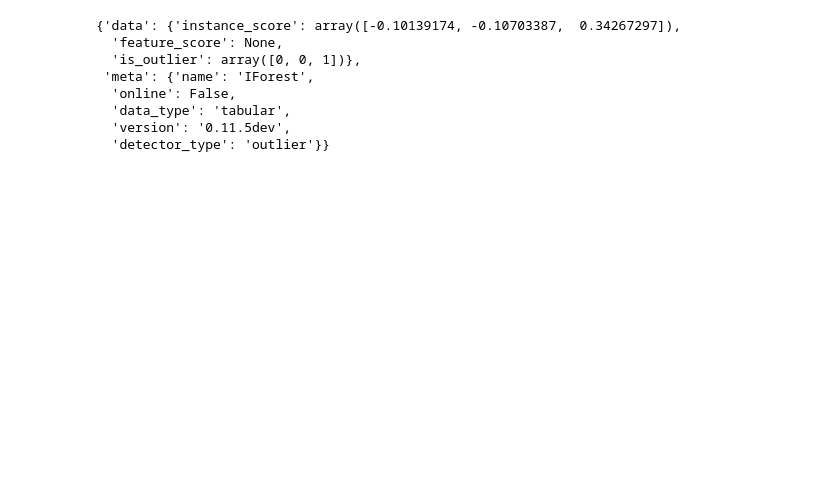
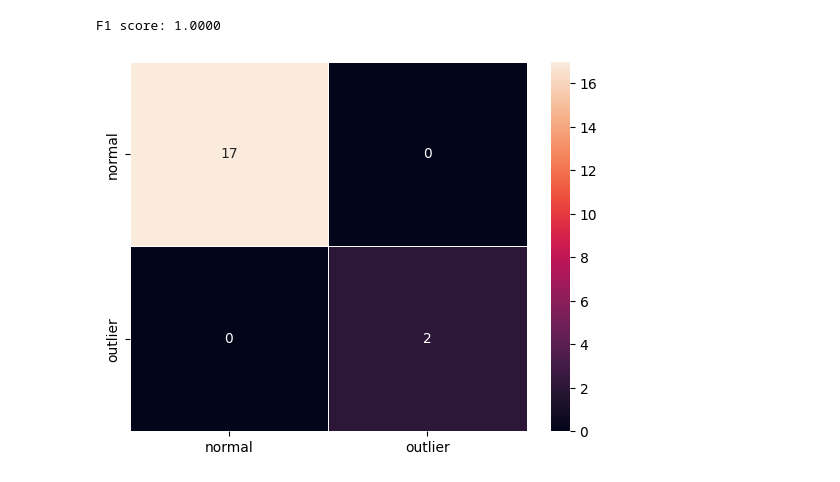
Before and after one commit to se4ai2324-uniba/MalURLs, a Jupyter notebook: performance_monitoring/outliers_detector.ipynb, the cells around one changed output. Cells and saved outputs as stored; diff of their text form; code cells hidden in the pictures; blank space fills up the shorter version.

Commit message:
Added outliers detection notebook

```diff
--- a/performance_monitoring/outliers_detector.ipynb
+++ b/performance_monitoring/outliers_detector.ipynb
@@ -8,9 +22,8 @@ from alibi_detect.saving import save_detector, load_detector
 # %%
-from sklearn.model_selection import train_test_split
 data = pd.read_csv("..\\data\\urls_with_features_selected.csv")
 api_data = pd.read_csv("..\\data\\api_urls.csv")
 X = data.loc[:, data.columns != 'type']
 y = data['type']
-
+X_api_data = api_data.loc[:, data.columns != 'type']
 X_train, X_test, y_train, y_test = train_test_split(X, y, test_size=0.2, random_state=42)
 # %%
@@ -45,20 +44,23 @@ preds = od.predict(
-# %%
-preds
-# %% [output]
-{'data': {'instance_score': array([-0.10139174, -0.10703387,  0.34267297]),
-  'feature_score': None,
-  'is_outlier': array([0, 0, 1])},
- 'meta': {'name': 'IForest',
-  'online': False,
-  'data_type': 'tabular',
-  'version': '0.11.5dev',
-  'detector_type': 'outlier'}}
+# %%
+preds = od.predict(
+   X_api_data,
+    return_instance_score=True
+)
 # %%
-labels = outlier_batch.target_names
-y_pred = od_preds['data']['is_outlier']
-f1 = f1_score(y_outlier, y_pred)
+y_outlier = api_data['type'].values
+
+labels = ["normal", "outlier"]
+
+y_pred = preds['data']['is_outlier']
+
+f1 = f1 = f1_score(y_outlier, y_pred)
+
 print('F1 score: {:.4f}'.format(f1))
+
 cm = confusion_matrix(y_outlier, y_pred)
 df_cm = pd.DataFrame(cm, index=labels, columns=labels)
 sns.heatmap(df_cm, annot=True, cbar=True, linewidths=.5)
 plt.show()
+# %% [output]
+F1 score: 1.0000
+[figure, added]
```
Also changed, not shown: parts of 6 cells of this notebook, 1 other file.
